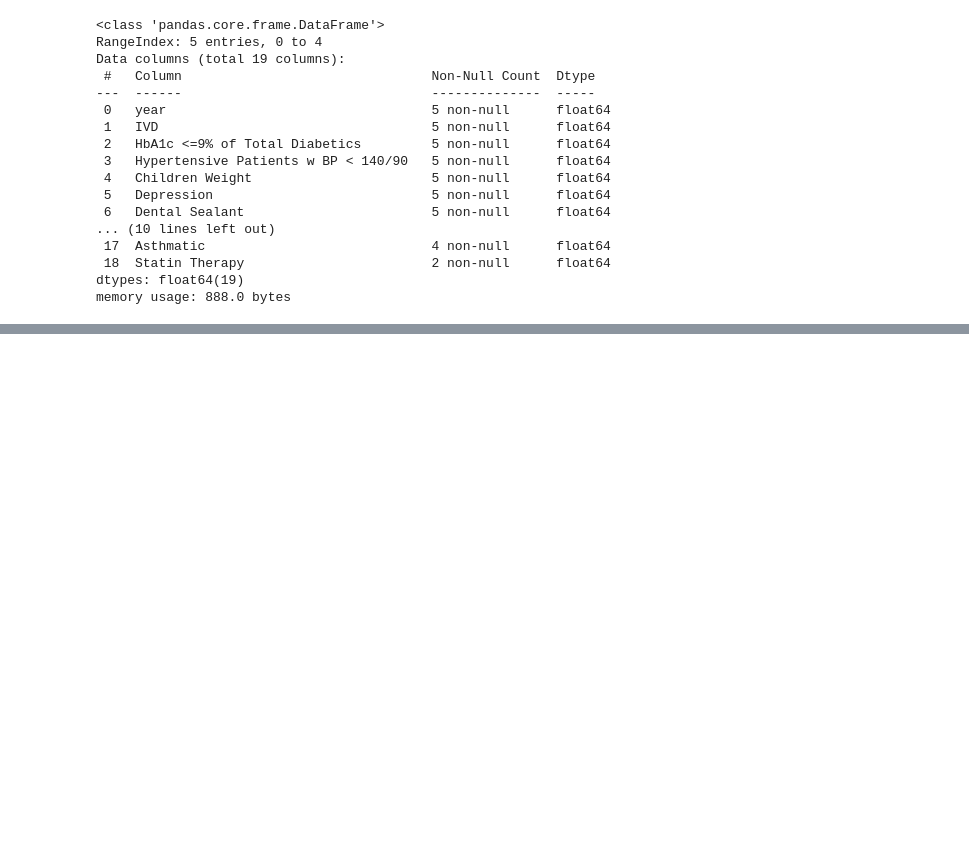
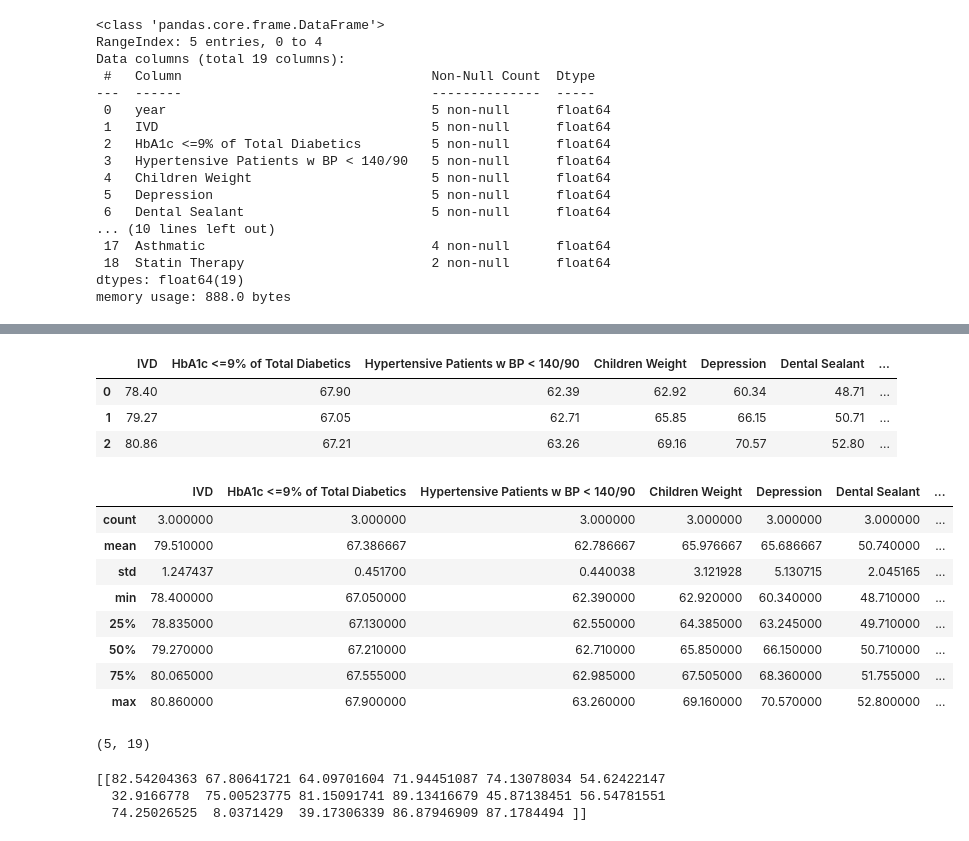
Before and after one commit to alamin19/Prediction_2020, a Jupyter notebook: Prediction_2020.ipynb, the cells around one changed output, grey strips where cells are left out. Saved outputs shown, nothing was run; the diff lists cells and outputs as text; code cells hidden in the pictures; blank space fills up the shorter version.

```diff
--- a/Prediction_2020.ipynb
+++ b/Prediction_2020.ipynb
@@ -70,2 +82,5 @@ memory usage: 888.0 bytes
 # %%
-#Considering the null values
+#Considering the null values. Imputation.
+df.interpolate(method='linear', limit_direction='backward', inplace=True)
+# %%
+df.interpolate(method='linear', limit_direction='forward', inplace=True)
@@ -72,3 +96,26 @@ memory usage: 888.0 bytes
 # %%
 from statsmodels.tsa.api import VAR
-x = df.iloc
+x = df.iloc[:-2,1:18] #slicing
+# %%
+x.head()
+# %% [output]
+|  | IVD | HbA1c <=9% of Total Diabetics | Hypertensive Patients w BP < 140/90 | Children Weight | Depression | Dental Sealant | ... |
+| 0 | 78.40 | 67.90 | 62.39 | 62.92 | 60.34 | 48.71 | ... |
+| 1 | 79.27 | 67.05 | 62.71 | 65.85 | 66.15 | 50.71 | ... |
+| 2 | 80.86 | 67.21 | 63.26 | 69.16 | 70.57 | 52.80 | ... |
+# %%
+x.describe()
+# %% [output]
+|  | IVD | HbA1c <=9% of Total Diabetics | Hypertensive Patients w BP < 140/90 | Children Weight | Depression | Dental Sealant | ... |
+| count | 3.000000 | 3.000000 | 3.000000 | 3.000000 | 3.000000 | 3.000000 | ... |
+| mean | 79.510000 | 67.386667 | 62.786667 | 65.976667 | 65.686667 | 50.740000 | ... |
+| std | 1.247437 | 0.451700 | 0.440038 | 3.121928 | 5.130715 | 2.045165 | ... |
+| min | 78.400000 | 67.050000 | 62.390000 | 62.920000 | 60.340000 | 48.710000 | ... |
+| 25% | 78.835000 | 67.130000 | 62.550000 | 64.385000 | 63.245000 | 49.710000 | ... |
+| 50% | 79.270000 | 67.210000 | 62.710000 | 65.850000 | 66.150000 | 50.710000 | ... |
+| 75% | 80.065000 | 67.555000 | 62.985000 | 67.505000 | 68.360000 | 51.755000 | ... |
+| max | 80.860000 | 67.900000 | 63.260000 | 69.160000 | 70.570000 | 52.800000 | ... |
+# %%
+df.shape
+# %% [output]
+(5, 19)
@@ -74,0 +127,6 @@ x = df.iloc
+# %%
+print(pred)
+# %% [output]
+[[82.54204363 67.80641721 64.09701604 71.94451087 74.13078034 54.62422147
+  32.9166778  75.00523775 81.15091741 89.13416679 45.87138451 56.54781551
+  74.25026525  8.0371429  39.17306339 86.87946909 87.1784494 ]]
```
Also changed, not shown: parts of 6 cells of this notebook.
